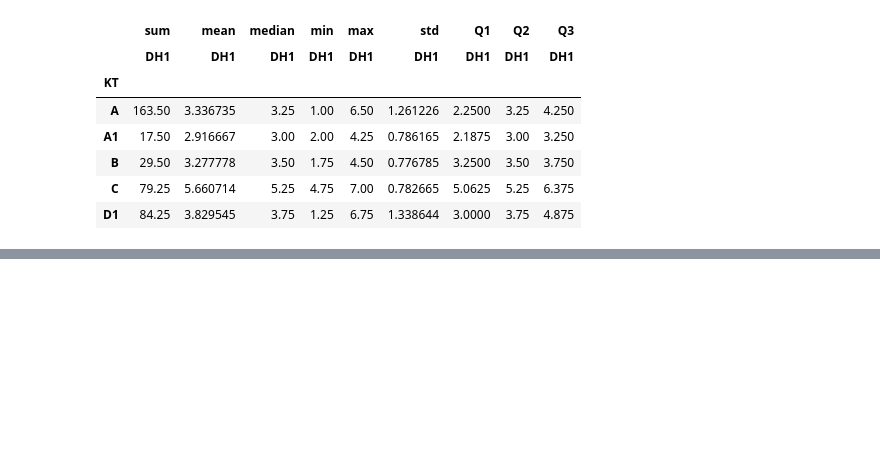
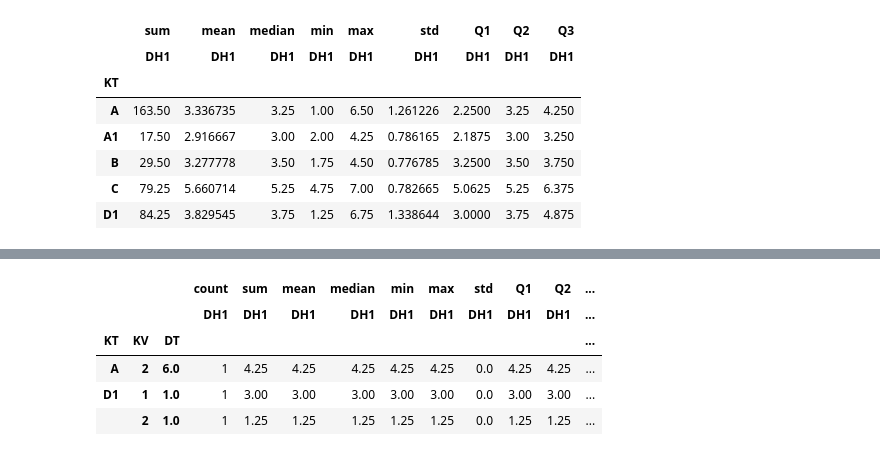
Before and after one commit to thnhpht/phantichdulieu_hocsau, a Jupyter notebook: Lab_02.ipynb, the cells around one changed output, grey strips where cells are left out. Cells and saved outputs as stored; diff of their text form; code cells hidden in the pictures; blank space fills up the shorter version.

```diff
--- a/Lab_02.ipynb
+++ b/Lab_02.ipynb
@@ -89,0 +135,32 @@ pd.pivot_table(data=load_data('dulieuxettuyendaihoc.csv'), index='KT', values='D
+# %%
+#Hãy tạo pivot-table để thống kê các giá trị count, sum, mean, median, min, max, std, Q1, Q2 và Q3 của DH1 theo KT, KV và DT
+
+import pandas as pd
+import sys
+import seaborn as sns
+import matplotlib.pyplot as plt
+import numpy as np
+
+def load_data(filename):
+  return pd.read_csv('https://raw.githubusercontent.com/huynhhoc/phantichdulieu/main/Data/' + filename)
+
+def Q1(g):
+  return np.percentile(g, 25)
+
+def Q2(g):
+  return np.percentile(g, 50)
+
+def Q3(g):
+  return np.percentile(g, 75)
+
+def std(g):
+  return np.std(g)
+
+pd.pivot_table(data=load_data('dulieuxettuyendaihoc.csv'), index=['KT', 'KV', 'DT'], values='DH1', aggfunc=['count','sum','mean','median','min','max', std, Q1, Q2, Q3])
+# %% [output]
+|  |  |  | count | sum | mean | median | min | max | std | Q1 | Q2 | ... |
+|  |  |  | DH1 | DH1 | DH1 | DH1 | DH1 | DH1 | DH1 | DH1 | DH1 | ... |
+| KT | KV | DT |  |  |  |  |  |  |  |  |  | ... |
+| A | 2 | 6.0 | 1 | 4.25 | 4.25 | 4.25 | 4.25 | 4.25 | 0.0 | 4.25 | 4.25 | ... |
+| D1 | 1 | 1.0 | 1 | 3.00 | 3.00 | 3.00 | 3.00 | 3.00 | 0.0 | 3.00 | 3.00 | ... |
+|  | 2 | 1.0 | 1 | 1.25 | 1.25 | 1.25 | 1.25 | 1.25 | 0.0 | 1.25 | 1.25 | ... |
```
Also changed, not shown: parts of 4 cells of this notebook.
